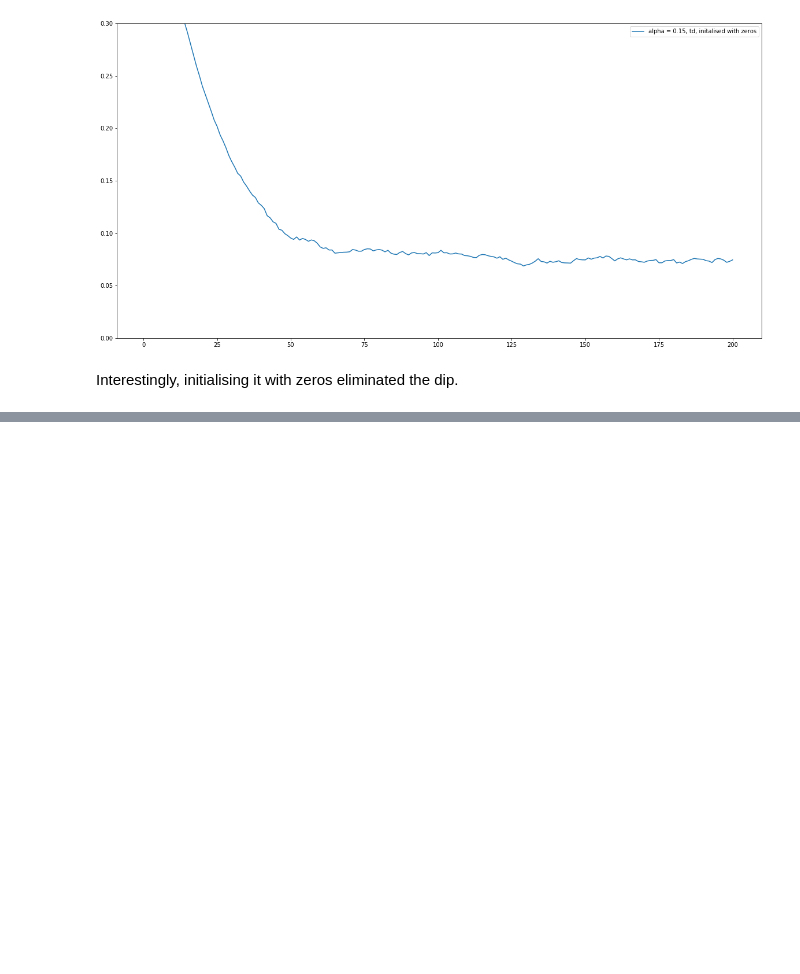
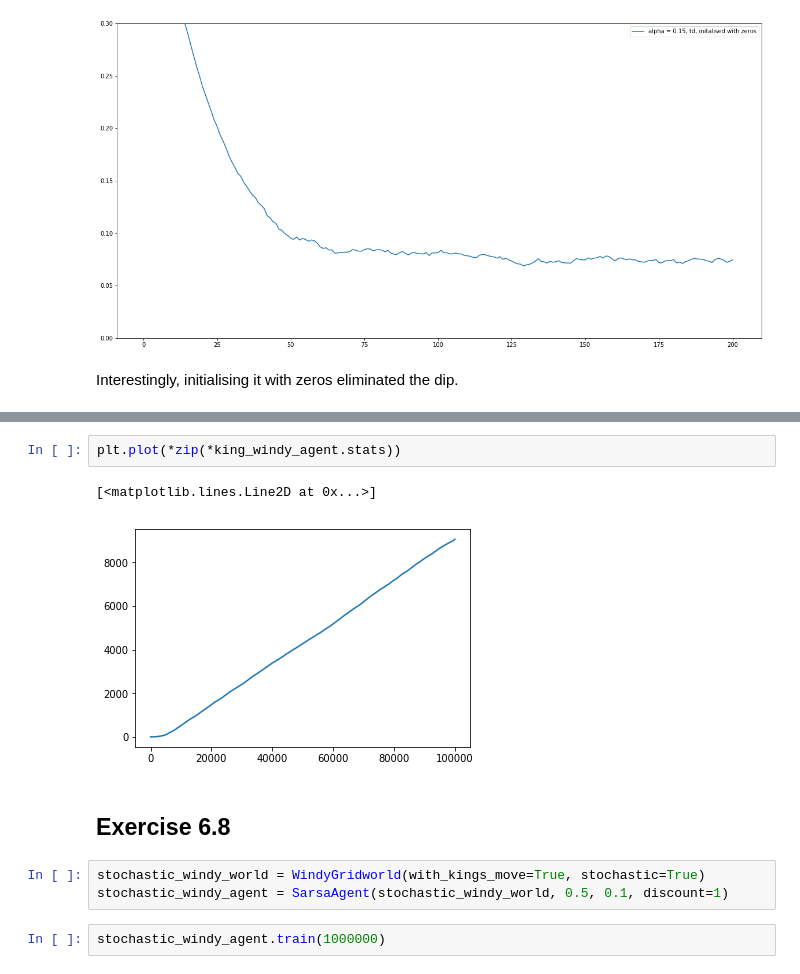
Before and after one commit to kai32/ReinforcementLearning, a Jupyter notebook: Chapter 6.ipynb, the cells around one changed output, grey strips where cells are left out. Saved outputs shown, nothing was run; the diff lists cells and outputs as text; blank space fills up the shorter version.

```diff
--- a/Chapter 6.ipynb
+++ b/Chapter 6.ipynb
@@ -331,0 +487,12 @@ Interestingly, initialising it with zeros eliminated the dip.
+# %%
+plt.plot(*zip(*king_windy_agent.stats))
+# %% [output]
+[<matplotlib.lines.Line2D at 0x...>]
+[figure, added]
+# %% [markdown]
+## Exercise 6.8
+# %%
+stochastic_windy_world = WindyGridworld(with_kings_move=True, stochastic=True)
+stochastic_windy_agent = SarsaAgent(stochastic_windy_world, 0.5, 0.1, discount=1)
+# %%
+stochastic_windy_agent.train(1000000)
```
Also changed, not shown: parts of 29 cells of this notebook, 1 other file.
